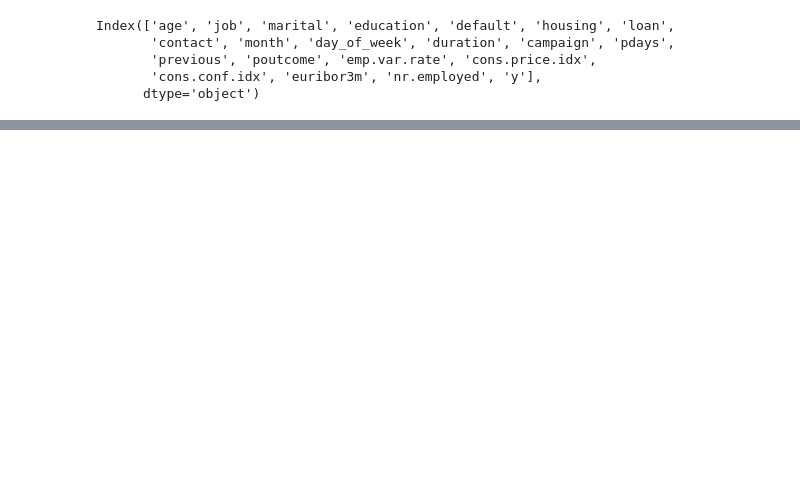
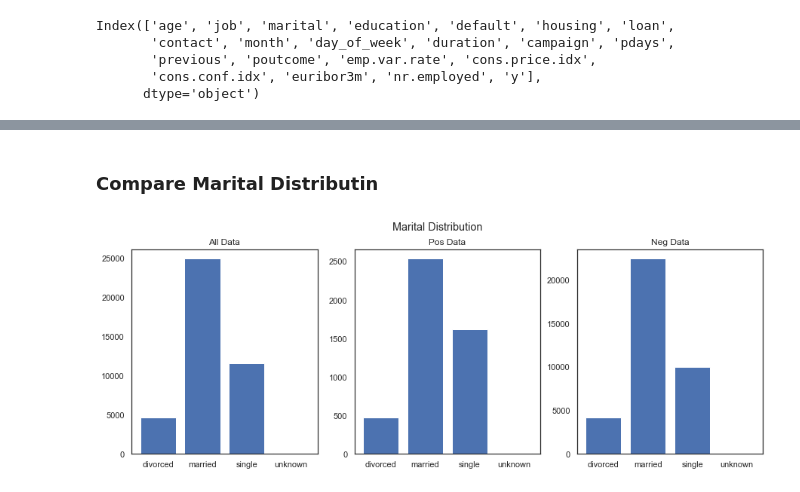
Before and after one commit to eunbeejang/privacy-fairness-tradeoffs, a Jupyter notebook: bank-data/data_exploration.ipynb, the cells around one changed output, grey strips where cells are left out. Cells and saved outputs as stored; diff of their text form; code cells hidden in the pictures; blank space fills up the shorter version.

```diff
--- a/bank-data/data_exploration.ipynb
+++ b/bank-data/data_exploration.ipynb
@@ -101,0 +155,33 @@ array([1., 1., 1.])
+# %% [markdown]
+### Compare Marital Distributin
+# %%
+
+# Create counts for each marital type
+all_marital = dict(train_df.marital.value_counts())
+all_marital = collections.OrderedDict(sorted(all_marital.items()))
+
+pos_marital = dict(pos_df.marital.value_counts())
+pos_marital = collections.OrderedDict(sorted(pos_marital.items()))
+
+
+neg_marital = dict(neg_df.marital.value_counts())
+neg_marital = collections.OrderedDict(sorted(neg_marital.items()))
+
+
+# Visualize data
+
+fig, axs = plt.subplots(1,3, figsize=(15,5))
+
+axs[0].bar(all_marital.keys(), all_marital.values())
+axs[0].set_title('All Data')
+
+axs[1].bar(pos_marital.keys(), pos_marital.values())
+axs[1].set_title('Pos Data')
+
+axs[2].bar(neg_marital.keys(), neg_marital.values())
+axs[2].set_title('Neg Data')
+
+fig.suptitle('Marital Distribution')
+plt.show()
+# %% [output]
+[figure, added]
```
Also changed, not shown: parts of 29 cells of this notebook, 10 other files.
